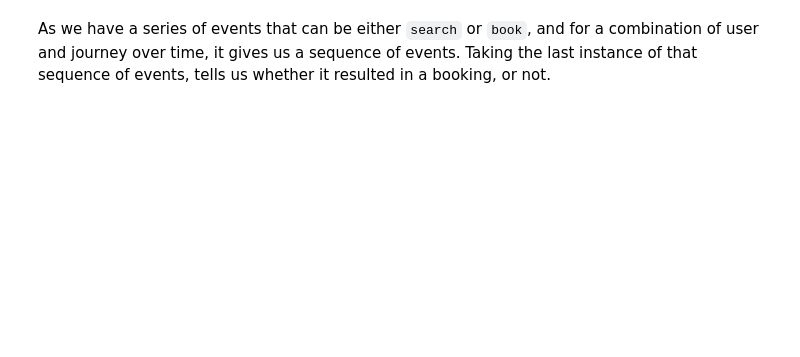
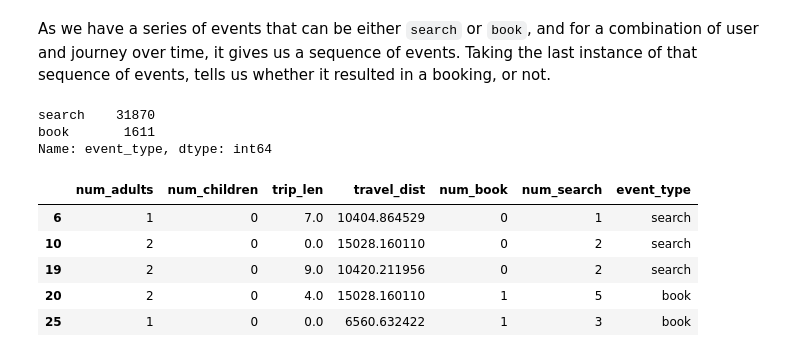
Before and after one commit to ssantic/TravelAudience-Homework, a Jupyter notebook: Srdjan_Santic-Data_Science_Challenge.ipynb, the cells around one changed output. Saved outputs shown, nothing was run; the diff lists cells and outputs as text; code cells hidden in the pictures; blank space fills up the shorter version.

```diff
--- a/Srdjan_Santic-Data_Science_Challenge.ipynb
+++ b/Srdjan_Santic-Data_Science_Challenge.ipynb
@@ -94,7 +99,7 @@ Name: event_type, dtype: int64
 # %%
 events['trip_len'] = (pd.to_datetime(events['date_to']) - pd.to_datetime(events['date_from'])).dt.days
 # %%
-events['travel_dist'] = events.apply(lambda x: haversine((x['origin_lat'], x['origin_lon']), (x['dest_lat'], x['dest_lon']), unit='km'), axis=1)
+events['travel_dist'] = events.apply(lambda x: haversine((x['origin_lat'], x['origin_lon']), (x['dest_lat'], x['dest_lon']), unit=Unit.KILOMETERS), axis=1)
 # %%
 events.sort_values('ts',inplace=True)
 # %%
@@ -124,4 +113,29 @@ events
+# %%
+#############################################
+#
+# HACK: Impute mean for the travel_len column
+#
+#############################################
+
+events['trip_len'].fillna((events['trip_len'].mean()), inplace=True)
 # %% [markdown]
 As we have a series of events that can be either `search` or `book`, and for a combination of user and journey over time, it gives us a sequence of events. Taking the last instance of that sequence of events, tells us whether it resulted in a booking, or not.
 # %%
 events_grouped = events.groupby(['user_id', 'origin', 'destination']).tail(1)
+# %%
+events_grouped['event_type'].value_counts()
+# %% [output]
+search    31870
+book       1611
+Name: event_type, dtype: int64
+# %%
+modeling_df = events_grouped[['num_adults', 'num_children', 'trip_len', 'travel_dist', 'num_book', 'num_search', 'event_type']]
+# %%
+modeling_df.head()
+# %% [output]
+|  | num_adults | num_children | trip_len | travel_dist | num_book | num_search | event_type |
+| 6 | 1 | 0 | 7.0 | 10404.864529 | 0 | 1 | search |
+| 10 | 2 | 0 | 0.0 | 15028.160110 | 0 | 2 | search |
+| 19 | 2 | 0 | 9.0 | 10420.211956 | 0 | 2 | search |
+| 20 | 2 | 0 | 4.0 | 15028.160110 | 1 | 5 | book |
+| 25 | 1 | 0 | 0.0 | 6560.632422 | 1 | 3 | book |
```
Also changed, not shown: parts of 22 cells of this notebook.
